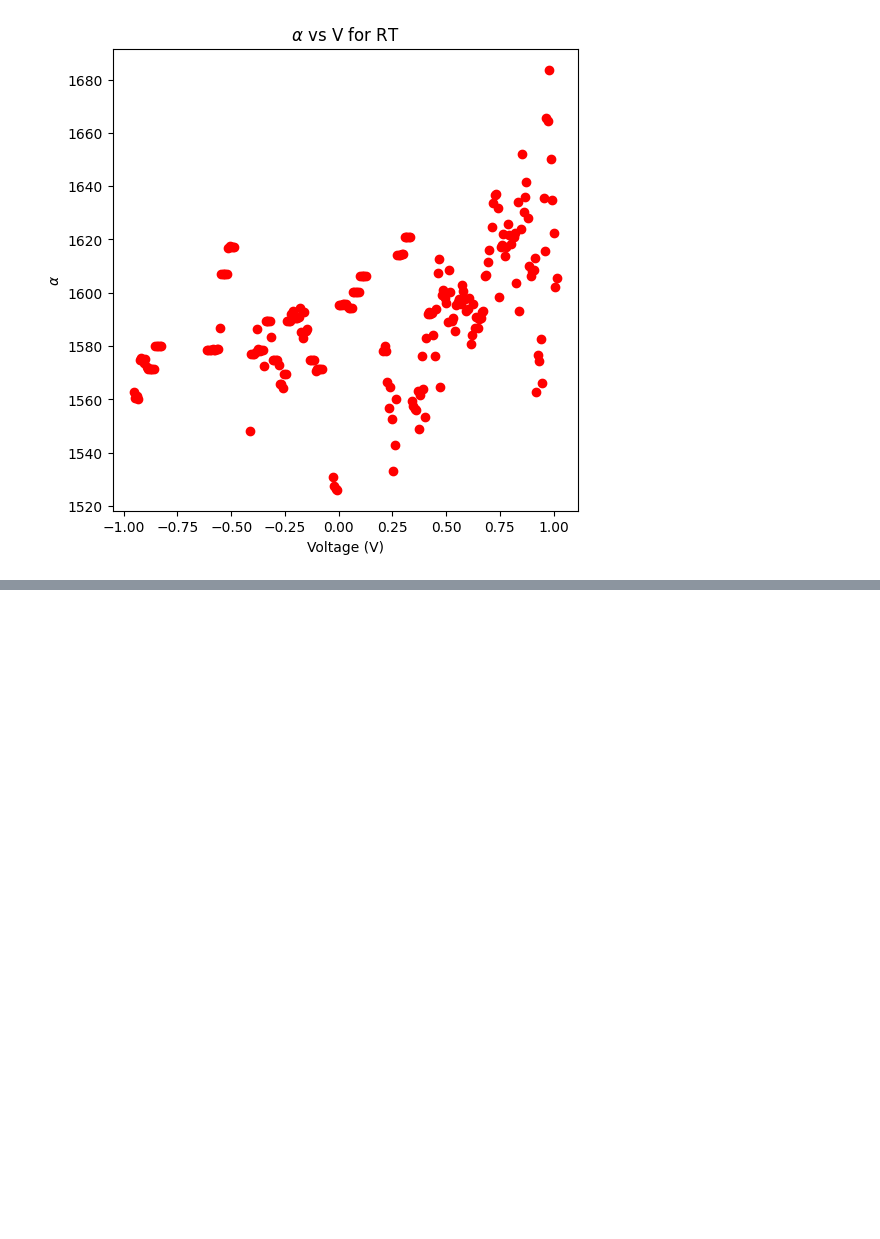
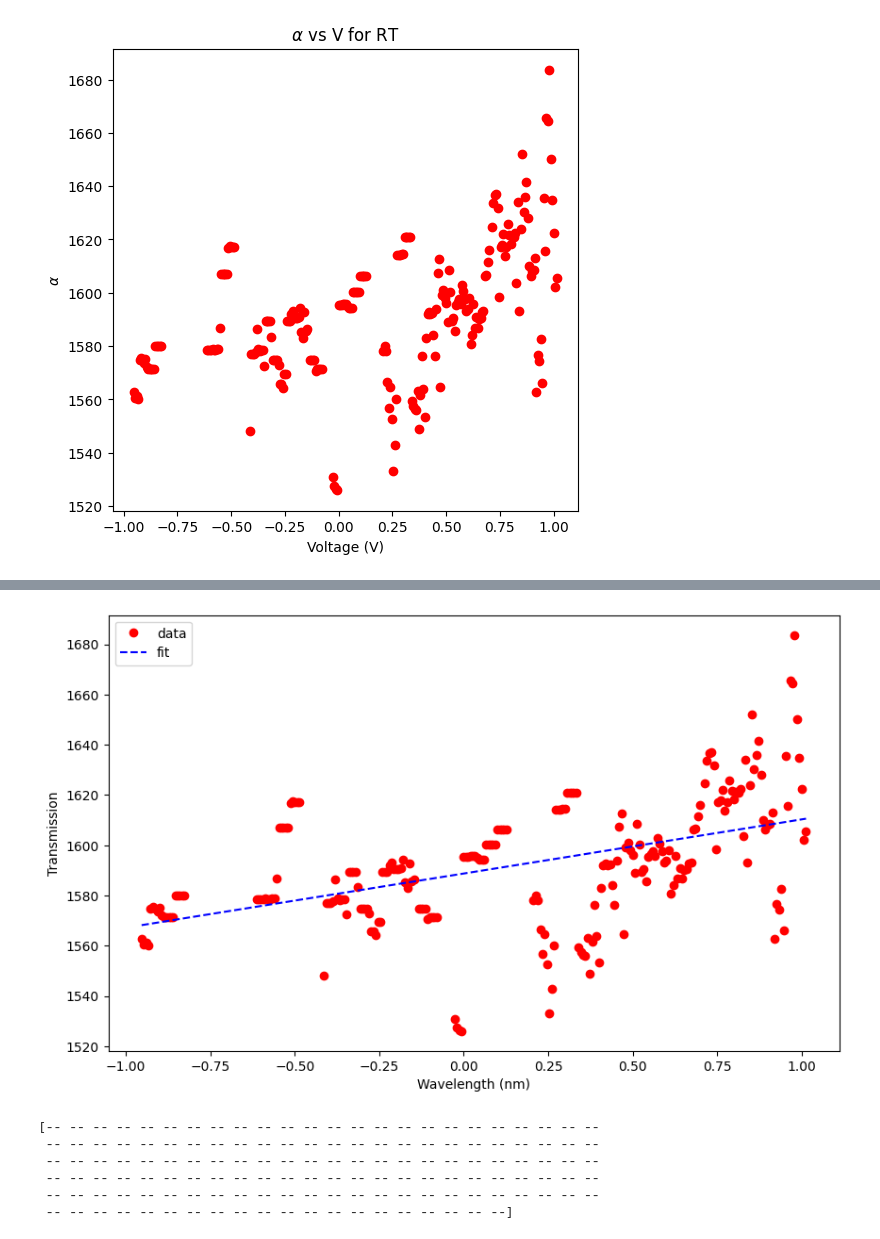
Before and after one commit to madelynnjm/Updated_Thesis, a Jupyter notebook: Gehl/RT/fit-RT.ipynb, the cells around one changed output, grey strips where cells are left out. Cells and saved outputs as stored; diff of their text form; code cells hidden in the pictures; blank space fills up the shorter version.

```diff
--- a/Gehl/RT/fit-RT.ipynb
+++ b/Gehl/RT/fit-RT.ipynb
@@ -530,0 +549,4 @@ plt.show()
+# %%
+alpha_masked = np.ma.array(r)
+alpha_masked = np.ma.masked_where(alpha_masked == 0.0, alpha_masked) #masks all values that are 0
+print(alpha_masked)
@@ -530,0 +571,7 @@ plt.show()
+# %%
+fit_params_arr=np.zeros([len(clean_voltages[~clean_voltages.mask])+1,2])
+fit_params_arr[0]=[70, 1600]
+for i in range(len(clean_voltages[~clean_voltages.mask])):
+    fit_params_arr[i],fit_cov_arr=curve_fit(Linear,clean_voltages[~clean_voltages.mask], alpha_masked[~alpha_masked.mask],p0=fit_params_arr[i])
+    fit_params_arr[i+1]=fit_params_arr[i]
+fit_params_arr=fit_params_arr[:-1]
@@ -530,0 +580,3 @@ plt.show()
+# %%
+fit_ans = Linear(clean_voltages[~clean_voltages.mask],fit_params_arr[:,0], fit_params_arr[:,1])
+print(fit_ans)
@@ -530,0 +601,22 @@ plt.show()
+# %%
+plt.figure(figsize=(10,6))
+plt.plot(clean_voltages  , r,  'o', color ='red', label ="data")
+plt.plot(clean_voltages[~clean_voltages.mask], fit_ans, '--', color ='blue', label ="fit")
+#plt.title('Cryogenic Forward Bias Curve')
+#plt.ticklabel_format(useOffset=False)
+#plt.text(1551.55, 0.2, r'0.8V', color = "red", fontsize="24")
+plt.xlabel('Wavelength (nm)')
+plt.ylabel('Transmission')
+
+plt.legend()
+plt.show()
+
+print(y)
+# %% [output]
+[figure, added]
+[-- -- -- -- -- -- -- -- -- -- -- -- -- -- -- -- -- -- -- -- -- -- -- --
+ -- -- -- -- -- -- -- -- -- -- -- -- -- -- -- -- -- -- -- -- -- -- -- --
+ -- -- -- -- -- -- -- -- -- -- -- -- -- -- -- -- -- -- -- -- -- -- -- --
+ -- -- -- -- -- -- -- -- -- -- -- -- -- -- -- -- -- -- -- -- -- -- -- --
+ -- -- -- -- -- -- -- -- -- -- -- -- -- -- -- -- -- -- -- -- -- -- -- --
+ -- -- -- -- -- -- -- -- -- -- -- -- -- -- -- -- -- -- -- --]
```
Also changed, not shown: parts of 5 cells of this notebook, 8 other files.
